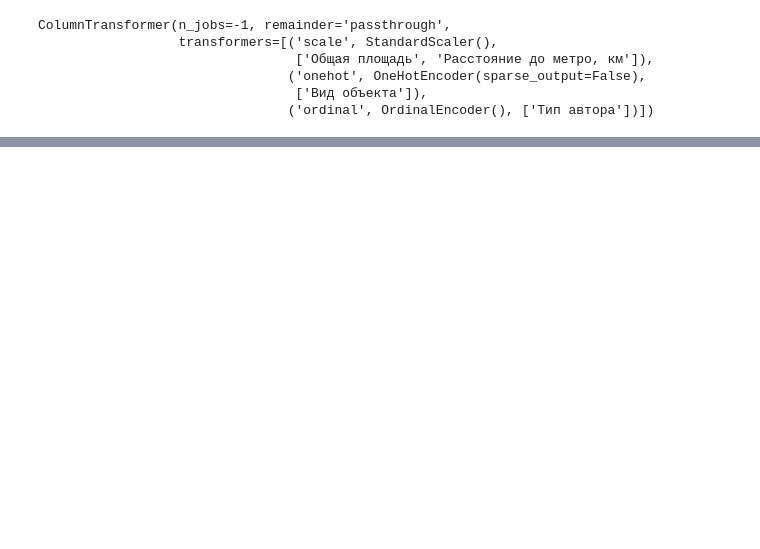
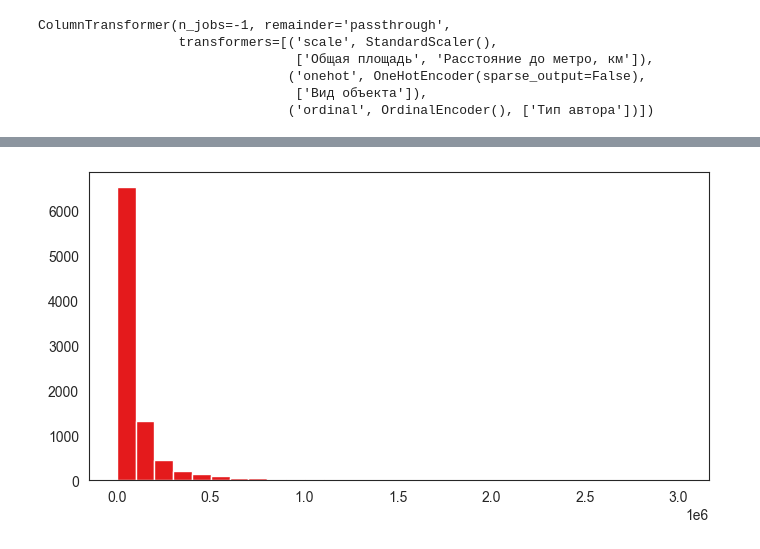
Before and after one commit to mgolovstik/sirius-school-proj, a Jupyter notebook: analytics/teplotnikov/3. Моделирование (baseline).ipynb, the cells around one changed output, grey strips where cells are left out. Saved outputs shown, nothing was run; the diff lists cells and outputs as text; code cells hidden in the pictures; blank space fills up the shorter version.

```diff
--- a/analytics/teplotnikov/3. Моделирование (baseline).ipynb
+++ b/analytics/teplotnikov/3. Моделирование (baseline).ipynb
@@ -350,0 +345,5 @@ viz.plot_regression_residuals(y_test, y_test_pred)
+# %%
+plt.hist(np.abs(y_test - y_test_pred), bins=30)
+plt.show()
+# %% [output]
+[figure, added]
```
Also changed, not shown: parts of 31 cells of this notebook, 10 other files.
